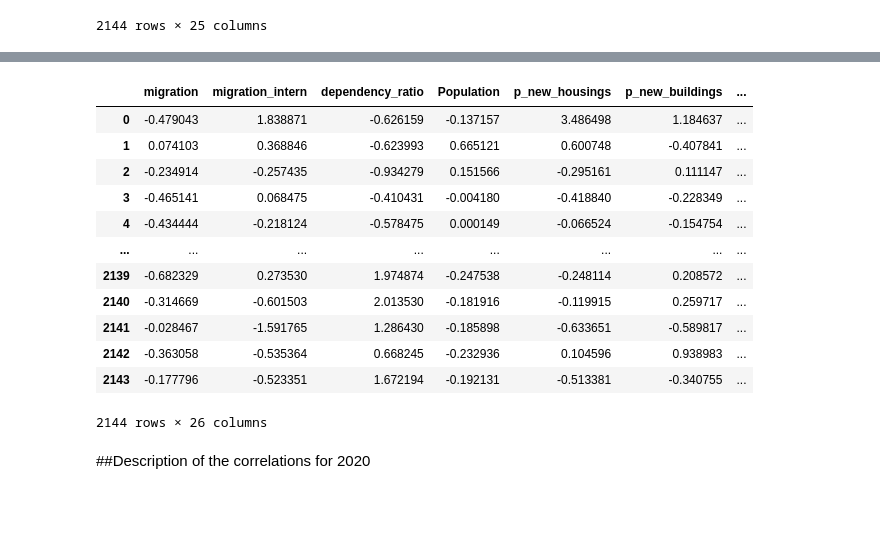
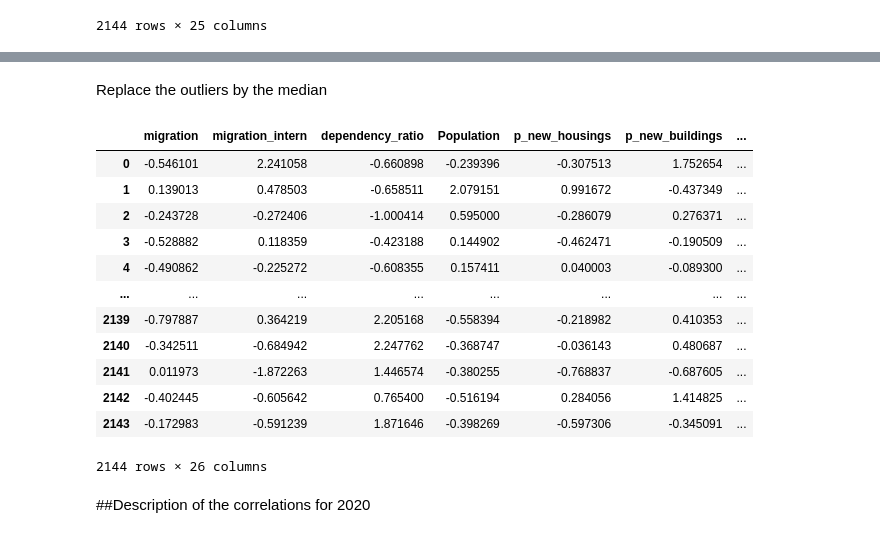
Before and after one commit to axellebersier/Urban_data_mining, a Jupyter notebook: Data_description_2010.ipynb, the cells around one changed output, grey strips where cells are left out. Cells and saved outputs as stored; diff of their text form; code cells hidden in the pictures; blank space fills up the shorter version.

```diff
--- a/Data_description_2010.ipynb
+++ b/Data_description_2010.ipynb
@@ -86,0 +74,4 @@ df_2020.describe()
+# %%
+df_2020 = df_2020.rename(columns={'p_improductible': 'p_unproductive'})
+df_2020 = df_2020.rename(columns={'p_new_entreprise': 'p_new_enterprise'})
+df_2020.describe()
@@ -153,32 +154,44 @@ Data columns (total 25 columns):
  24  p_tertiary_sector    2144 non-null   float64
 dtypes: float64(25)
 memory usage: 418.9 KB
+# %% [markdown]
+Replace the outliers by the median
+# %%
+# calculate the boundaries
+lower_bound = df_2020.mean() - 3 * df_2020.std()
+upper_bound = df_2020.mean() + 3 * df_2020.std()
+
+# replace the outliers by the median
+for column in df_2020.columns:
+    median = df_2020[column].median()
+    df_2020.loc[df_2020[column] < lower_bound[column], column] = median
+    df_2020.loc[df_2020[column] > upper_bound[column], column] = median
 # %%
 from sklearn.preprocessing import StandardScaler
 nostdf_2020 = df_2020
 
 scaler = StandardScaler()
 stdf_2020 = scaler.fit_transform(df_2020)
 
 df_2020 = pd.DataFrame(data=stdf_2020, columns=df_2020.columns)
-#df_2020['ID'] = df_ID
+df_2020['ID'] = df_ID
 
 
 df_2020.to_csv('data_scaled_2010.csv', index = False, sep=',')
 df_2020
 # %% [output]
 |  | migration | migration_intern | dependency_ratio | Population | p_new_housings | p_new_buildings | ... |
-| 0 | -0.479043 | 1.838871 | -0.626159 | -0.137157 | 3.486498 | 1.184637 | ... |
-| 1 | 0.074103 | 0.368846 | -0.623993 | 0.665121 | 0.600748 | -0.407841 | ... |
-| 2 | -0.234914 | -0.257435 | -0.934279 | 0.151566 | -0.295161 | 0.111147 | ... |
-| 3 | -0.465141 | 0.068475 | -0.410431 | -0.004180 | -0.418840 | -0.228349 | ... |
-| 4 | -0.434444 | -0.218124 | -0.578475 | 0.000149 | -0.066524 | -0.154754 | ... |
+| 0 | -0.546101 | 2.241058 | -0.660898 | -0.239396 | -0.307513 | 1.752654 | ... |
+| 1 | 0.139013 | 0.478503 | -0.658511 | 2.079151 | 0.991672 | -0.437349 | ... |
+| 2 | -0.243728 | -0.272406 | -1.000414 | 0.595000 | -0.286079 | 0.276371 | ... |
+| 3 | -0.528882 | 0.118359 | -0.423188 | 0.144902 | -0.462471 | -0.190509 | ... |
+| 4 | -0.490862 | -0.225272 | -0.608355 | 0.157411 | 0.040003 | -0.089300 | ... |
 | ... | ... | ... | ... | ... | ... | ... | ... |
-| 2139 | -0.682329 | 0.273530 | 1.974874 | -0.247538 | -0.248114 | 0.208572 | ... |
-| 2140 | -0.314669 | -0.601503 | 2.013530 | -0.181916 | -0.119915 | 0.259717 | ... |
-| 2141 | -0.028467 | -1.591765 | 1.286430 | -0.185898 | -0.633651 | -0.589817 | ... |
-| 2142 | -0.363058 | -0.535364 | 0.668245 | -0.232936 | 0.104596 | 0.938983 | ... |
-| 2143 | -0.177796 | -0.523351 | 1.672194 | -0.192131 | -0.513381 | -0.340755 | ... |
+| 2139 | -0.797887 | 0.364219 | 2.205168 | -0.558394 | -0.218982 | 0.410353 | ... |
+| 2140 | -0.342511 | -0.684942 | 2.247762 | -0.368747 | -0.036143 | 0.480687 | ... |
+| 2141 | 0.011973 | -1.872263 | 1.446574 | -0.380255 | -0.768837 | -0.687605 | ... |
+| 2142 | -0.402445 | -0.605642 | 0.765400 | -0.516194 | 0.284056 | 1.414825 | ... |
+| 2143 | -0.172983 | -0.591239 | 1.871646 | -0.398269 | -0.597306 | -0.345091 | ... |
 2144 rows × 26 columns
 # %% [markdown]
 ##Description of the correlations for 2020
```
Also changed, not shown: parts of 14 cells of this notebook.
